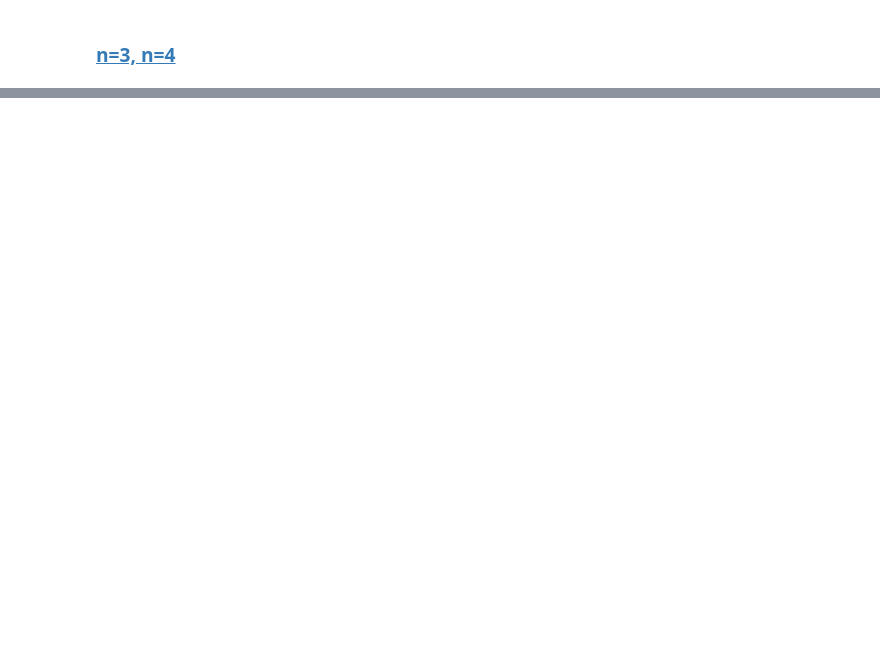
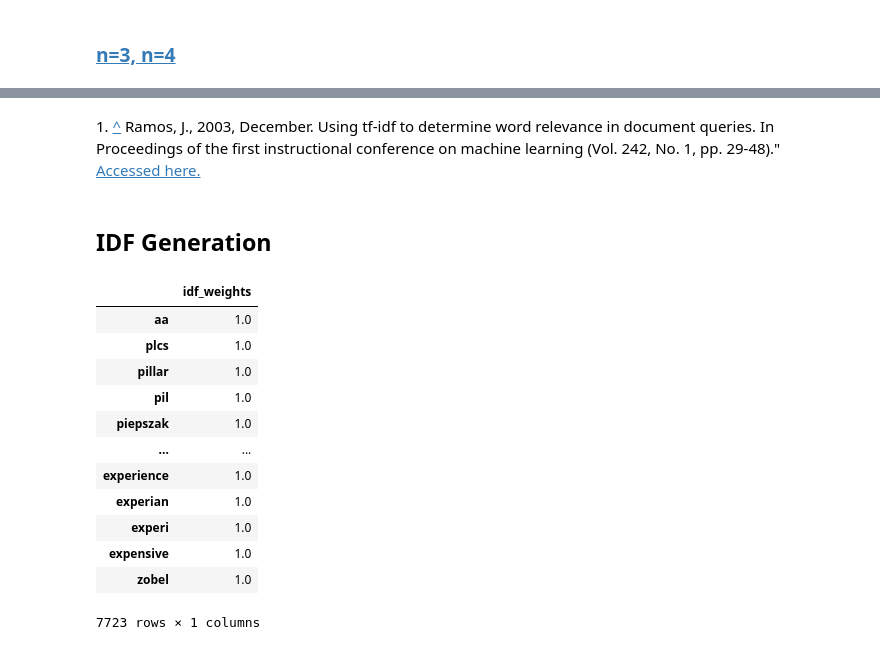
Before and after one commit to george-m2/financial-reports-data-mining, a Jupyter notebook: textExtractionDemo.ipynb, the cells around one changed output, grey strips where cells are left out. Cells and saved outputs as stored; diff of their text form; code cells hidden in the pictures; blank space fills up the shorter version.

```diff
--- a/textExtractionDemo.ipynb
+++ b/textExtractionDemo.ipynb
@@ -492,0 +735,24 @@ plt.show()
+# %% [markdown]
+<a name="cite_note-1"></a>1. [^](#cite_ref-1) Ramos, J., 2003, December. Using tf-idf to determine word relevance in document queries. In Proceedings of the first instructional conference on machine learning (Vol. 242, No. 1, pp. 29-48)." [Accessed here.](https://citeseerx.ist.psu.edu/document?repid=rep1&type=pdf&doi=b3bf6373ff41a115197cb5b30e57830c16130c2c)
+# %% [markdown]
+## IDF Generation
+# %%
+tf = TfidfTransformer(smooth_idf=True, use_idf=True) #init TfidfTransformer, set smooth_idf=True to avoid division by zero, use_idf=True to enable idf reweighting
+index = cv.get_feature_names_out()
+tf.fit(word_count_vector) # fit the word_count_vector to the transformer
+df_idf = pd.DataFrame(tf.idf_, index, columns=["idf_weights"]) # extract idf weights
+df_idf.sort_values(by=['idf_weights'], ascending=False) # sort by idf weights
+# %% [output]
+|  | idf_weights |
+| aa | 1.0 |
+| plcs | 1.0 |
+| pillar | 1.0 |
+| pil | 1.0 |
+| piepszak | 1.0 |
+| ... | ... |
+| experience | 1.0 |
+| experian | 1.0 |
+| experi | 1.0 |
+| expensive | 1.0 |
+| zobel | 1.0 |
+7723 rows × 1 columns
```
Also changed, not shown: parts of 27 cells of this notebook.
